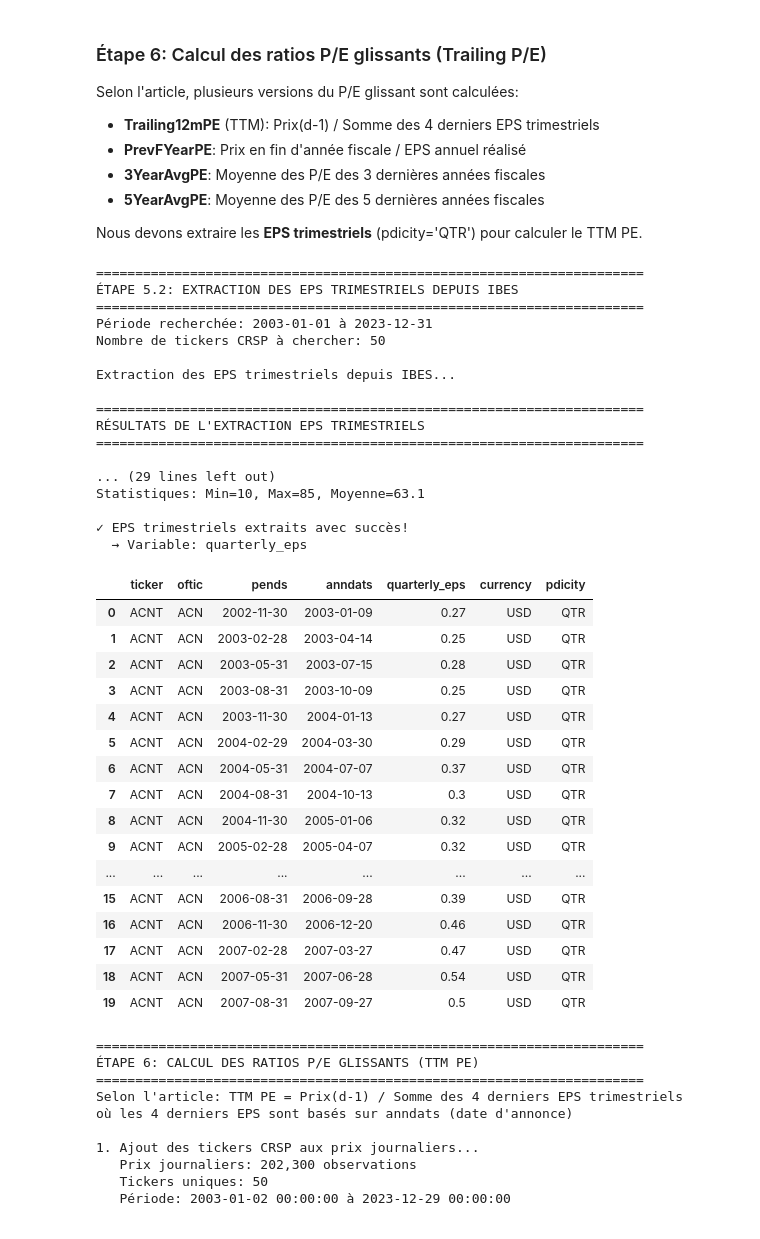
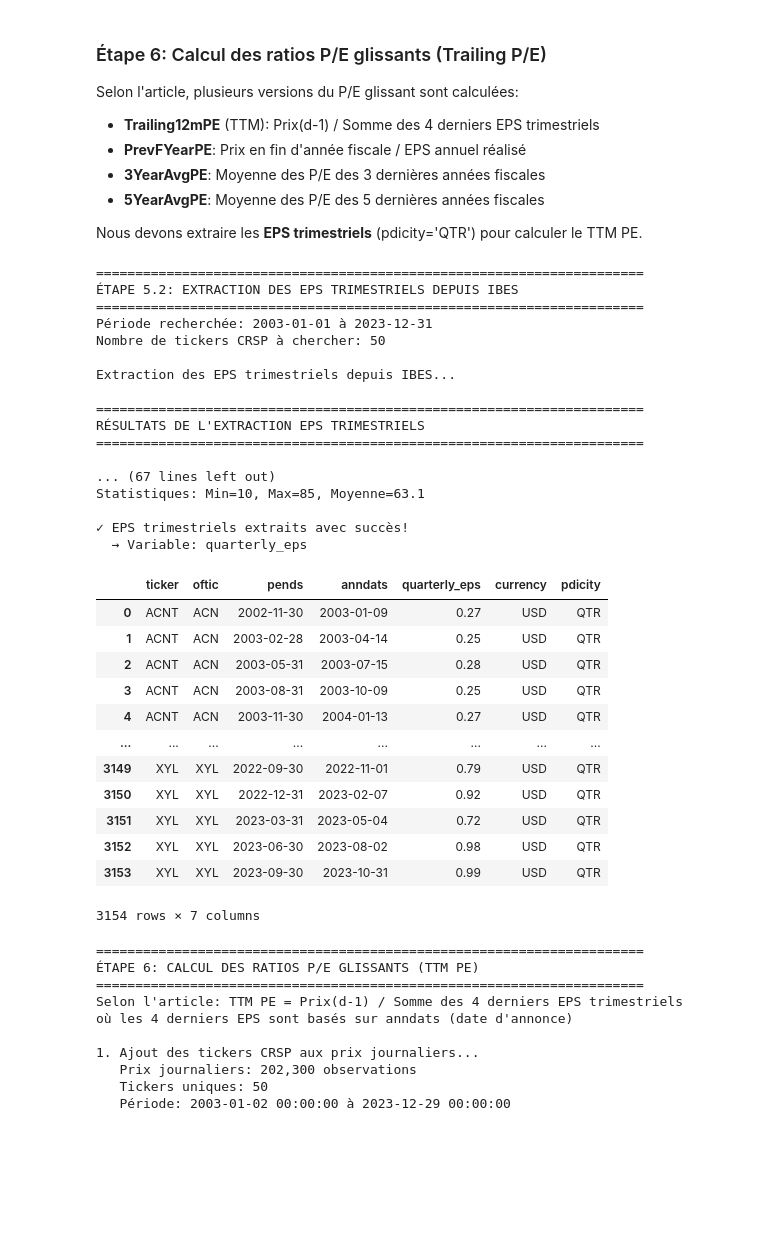
Before and after one commit to VincentD1209/TP2-cono, a Jupyter notebook: TP2 Q1.ipynb, the cells around one changed output. Cells and saved outputs as stored; diff of their text form; code cells hidden in the pictures; blank space fills up the shorter version.

```diff
--- a/TP2 Q1.ipynb
+++ b/TP2 Q1.ipynb
@@ -513,46 +526,42 @@ print(f"{'='*70}")
 qtr_eps_count = quarterly_eps.groupby('oftic').size().sort_values(ascending=False)
 print(qtr_eps_count.head(20))
 print(f"\nStatistiques: Min={qtr_eps_count.min()}, Max={qtr_eps_count.max()}, Moyenne={qtr_eps_count.mean():.1f}")
 
 print(f"\n✓ EPS trimestriels extraits avec succès!")
 print(f"  → Variable: quarterly_eps")
 
-quarterly_eps.head(20)
+quarterly_eps
 # %% [output]
 ======================================================================
 ÉTAPE 5.2: EXTRACTION DES EPS TRIMESTRIELS DEPUIS IBES
 ======================================================================
 Période recherchée: 2003-01-01 à 2023-12-31
 Nombre de tickers CRSP à chercher: 50
 
 Extraction des EPS trimestriels depuis IBES...
 
 ======================================================================
 RÉSULTATS DE L'EXTRACTION EPS TRIMESTRIELS
 ======================================================================
 
-... (29 lines left out)
+... (67 lines left out)
 Statistiques: Min=10, Max=85, Moyenne=63.1
 
 ✓ EPS trimestriels extraits avec succès!
   → Variable: quarterly_eps
 |  | ticker | oftic | pends | anndats | quarterly_eps | currency | pdicity |
 | 0 | ACNT | ACN | 2002-11-30 | 2003-01-09 | 0.27 | USD | QTR |
 | 1 | ACNT | ACN | 2003-02-28 | 2003-04-14 | 0.25 | USD | QTR |
 | 2 | ACNT | ACN | 2003-05-31 | 2003-07-15 | 0.28 | USD | QTR |
 | 3 | ACNT | ACN | 2003-08-31 | 2003-10-09 | 0.25 | USD | QTR |
 | 4 | ACNT | ACN | 2003-11-30 | 2004-01-13 | 0.27 | USD | QTR |
-| 5 | ACNT | ACN | 2004-02-29 | 2004-03-30 | 0.29 | USD | QTR |
-| 6 | ACNT | ACN | 2004-05-31 | 2004-07-07 | 0.37 | USD | QTR |
-| 7 | ACNT | ACN | 2004-08-31 | 2004-10-13 | 0.3 | USD | QTR |
-| 8 | ACNT | ACN | 2004-11-30 | 2005-01-06 | 0.32 | USD | QTR |
-| 9 | ACNT | ACN | 2005-02-28 | 2005-04-07 | 0.32 | USD | QTR |
 | ... | ... | ... | ... | ... | ... | ... | ... |
-| 15 | ACNT | ACN | 2006-08-31 | 2006-09-28 | 0.39 | USD | QTR |
-| 16 | ACNT | ACN | 2006-11-30 | 2006-12-20 | 0.46 | USD | QTR |
-| 17 | ACNT | ACN | 2007-02-28 | 2007-03-27 | 0.47 | USD | QTR |
-| 18 | ACNT | ACN | 2007-05-31 | 2007-06-28 | 0.54 | USD | QTR |
-| 19 | ACNT | ACN | 2007-08-31 | 2007-09-27 | 0.5 | USD | QTR |
+| 3149 | XYL | XYL | 2022-09-30 | 2022-11-01 | 0.79 | USD | QTR |
+| 3150 | XYL | XYL | 2022-12-31 | 2023-02-07 | 0.92 | USD | QTR |
+| 3151 | XYL | XYL | 2023-03-31 | 2023-05-04 | 0.72 | USD | QTR |
+| 3152 | XYL | XYL | 2023-06-30 | 2023-08-02 | 0.98 | USD | QTR |
+| 3153 | XYL | XYL | 2023-09-30 | 2023-10-31 | 0.99 | USD | QTR |
+3154 rows × 7 columns
 # %%
 print("="*70)
 print("ÉTAPE 6: CALCUL DES RATIOS P/E GLISSANTS (TTM PE)")
```
Also changed, not shown: parts of 9 cells of this notebook.
